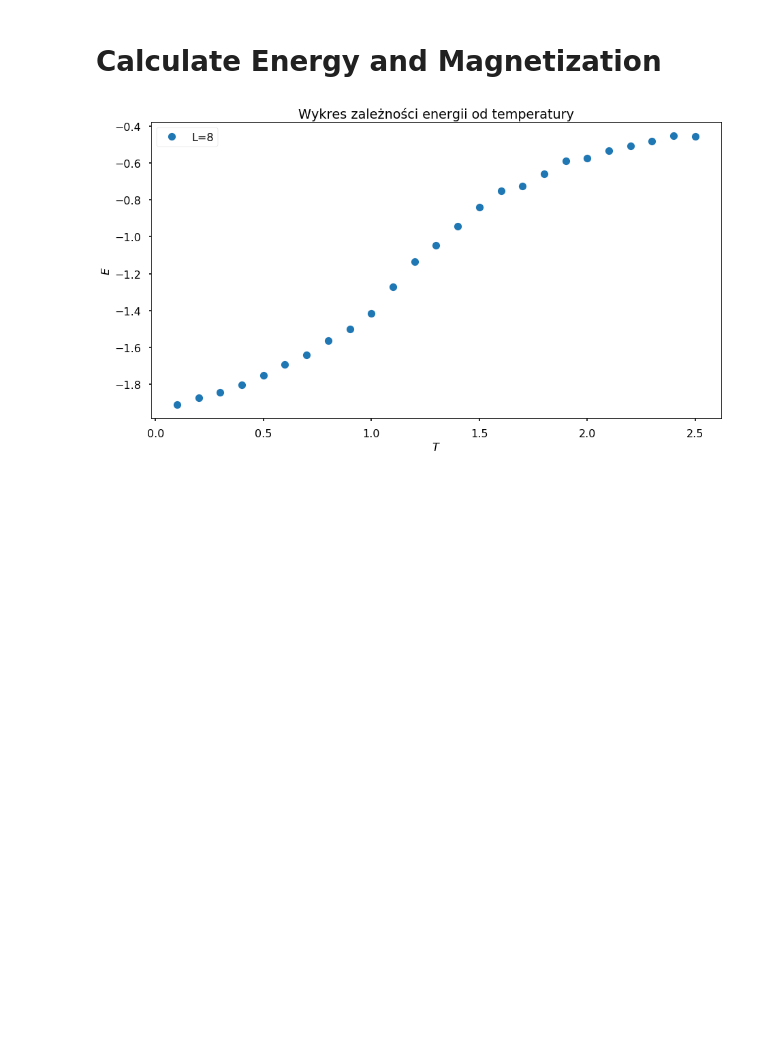
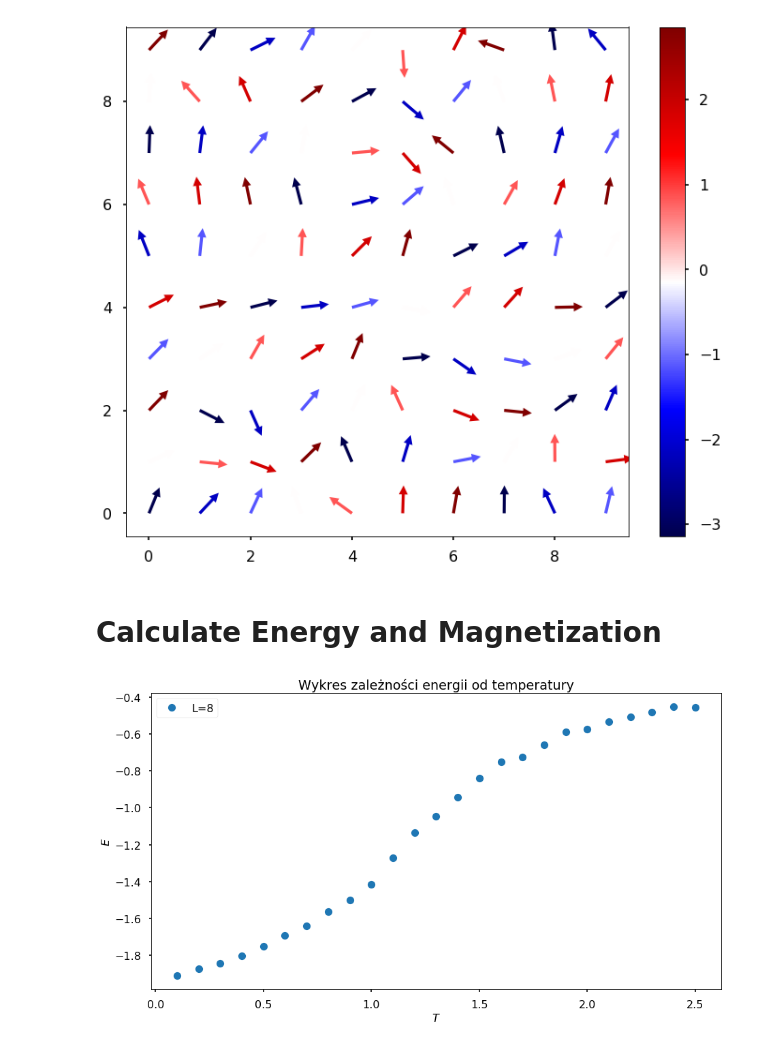
Before and after one commit to robertjankowski/XYmodel, a Jupyter notebook: plotting/XY_withCython.ipynb, the cells around one changed output. Cells and saved outputs as stored; diff of their text form; code cells hidden in the pictures; blank space fills up the shorter version.

```diff
--- a/plotting/XY_withCython.ipynb
+++ b/plotting/XY_withCython.ipynb
@@ -249,3 +251,16 @@ plt.show()
+# %%
+X, Y =  np.meshgrid(np.arange(xy.size), np.arange(xy.size))
+U = np.cos(xy.lattice.flatten())
+V = np.sin(xy.lattice.flatten())
+
+C = np.arange(-np.pi, np.pi)
+
+plt.figure(figsize=(12, 10))
+plt.quiver(X, Y, U, V, C, headwidth=3, headaxislength=3, headlength=3, width=0.006, cmap=cm.seismic)
+plt.colorbar()
+plt.show()
+# %% [output]
+[figure, added]
 # %% [markdown]
 # Calculate Energy and Magnetization
 # %%
```
Also changed, not shown: parts of 7 cells of this notebook, 1 other file.
